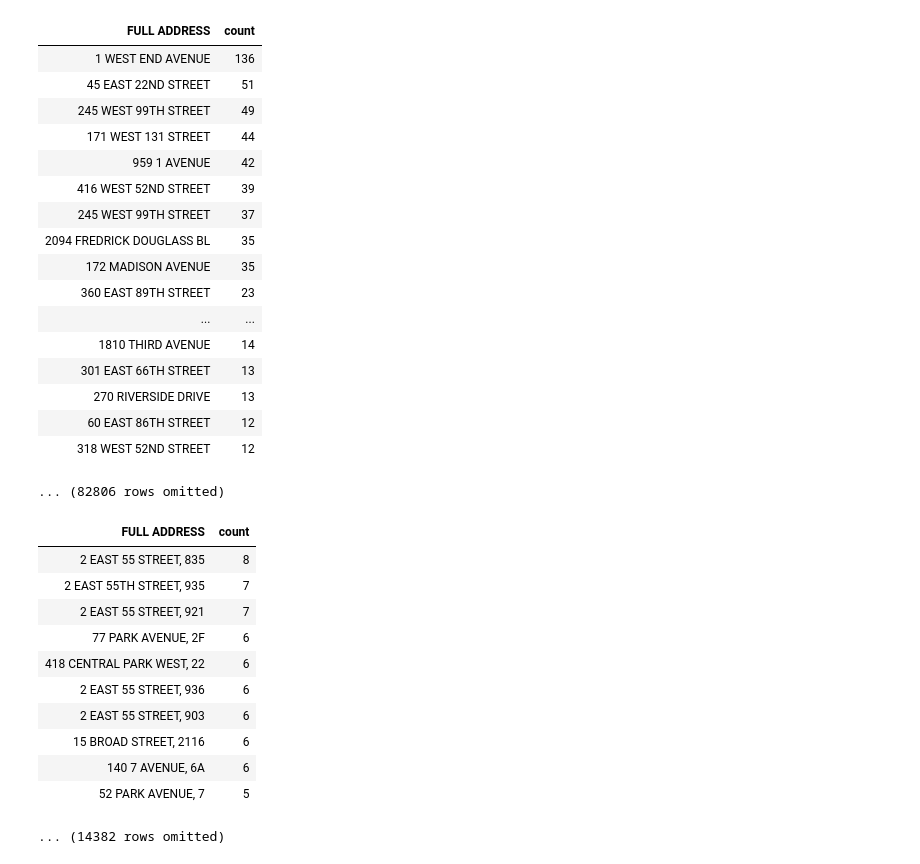
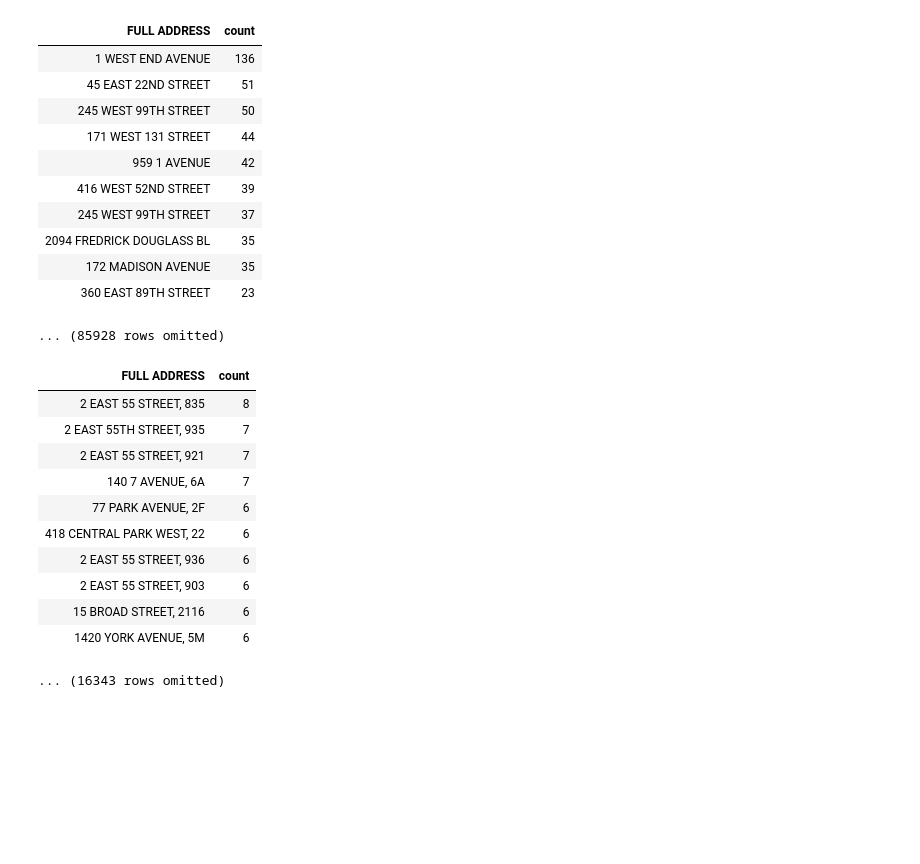
Before and after one commit to somya/nyc_apt_price_predictor, a Jupyter notebook: 02 Data Clean up.ipynb, the cells around one changed output. Cells and saved outputs as stored; diff of their text form; code cells hidden in the pictures; blank space fills up the shorter version.

```diff
--- a/02 Data Clean up.ipynb
+++ b/02 Data Clean up.ipynb
@@ -19,7 +19,24 @@ csv_directory = "data/csv/"
 
 all_sales_data = Table.read_table(csv_directory+'manhattan.csv', low_memory=False)
 # %%
-# remove and sales less than $100 they are strange
+# remove and sales less than $10,000 they are likely to be a property transfer rather than an actual sale
 
 
-all_sales_data = all_sales_data.where('SALE PRICE', are.above(100000))
+all_sales_data = all_sales_data.where('SALE PRICE', are.above(10000))
+# %%
+# Declare column names to allow for auto completion :)
+
+COL_SALE_DATE = 'SALE DATE'
+# %%
+# Converr sale date from a string to datetime type
+
+dates = [ datetime.strptime(d, '%Y-%m-%d') for d in all_sales_data.column(COL_SALE_DATE) ]
+
+# Drop string sale date column
+all_sales_data = all_sales_data.drop(COL_SALE_DATE)
+# Add the sales as type datetime
+all_sales_data = all_sales_data.with_column(COL_SALE_DATE, dates)
+# Move sale date to the first column
+all_sales_data = all_sales_data.move_to_start(COL_SALE_DATE)
+
+all_sales_data
@@ -127,14 +159,14 @@ condos.sample(10)
 # %%
 # Let's find condos with multiple sales
 
-condos.group('FULL ADDRESS').sort(1, descending=True).show(30)
+condos.group('FULL ADDRESS').sort(1, descending=True)
 
 # Looks like Apt numbers are missing for most of the top sales. let's ignore anything without an apt number.
 # %% [output]
 | FULL ADDRESS | count |
 | 1 WEST END AVENUE | 136 |
 | 45 EAST 22ND STREET | 51 |
-| 245 WEST 99TH STREET | 49 |
+| 245 WEST 99TH STREET | 50 |
 | 171 WEST 131 STREET | 44 |
 | 959 1 AVENUE | 42 |
 | 416 WEST 52ND STREET | 39 |
@@ -142,31 +174,25 @@ condos.group('FULL ADDRESS').sort(1, descending=True).show(30)
 | 2094 FREDRICK DOUGLASS BL | 35 |
 | 172 MADISON AVENUE | 35 |
 | 360 EAST 89TH STREET | 23 |
-| ... | ... |
-| 1810 THIRD AVENUE | 14 |
-| 301 EAST 66TH STREET | 13 |
-| 270 RIVERSIDE DRIVE | 13 |
-| 60 EAST 86TH STREET | 12 |
-| 318 WEST 52ND STREET | 12 |
-... (82806 rows omitted)
+... (85928 rows omitted)
 # %%
 # Find condos with apt numbers i.e. clean data, then find those with more that 1 sale record.
 
 multi_sale_condos = condos.where('FULL ADDRESS', are.containing(',')).group('FULL ADDRESS').sort(1, descending=True).where('count', are.above(1))
 multi_sale_condos
 
-#ahh much better, fewer sales but still roughly 15K records
+#ahh much better, fewer sales but still roughly 15K records enough to proceed
 # %% [output]
 | FULL ADDRESS | count |
 | 2 EAST 55 STREET, 835 | 8 |
 | 2 EAST 55TH STREET, 935 | 7 |
 | 2 EAST 55 STREET, 921 | 7 |
+| 140 7 AVENUE, 6A | 7 |
 | 77 PARK AVENUE, 2F | 6 |
 | 418 CENTRAL PARK WEST, 22 | 6 |
 | 2 EAST 55 STREET, 936 | 6 |
 | 2 EAST 55 STREET, 903 | 6 |
 | 15 BROAD STREET, 2116 | 6 |
-| 140 7 AVENUE, 6A | 6 |
-| 52 PARK AVENUE, 7 | 5 |
+| 1420 YORK AVENUE, 5M | 6 |
-... (14382 rows omitted)
+... (16343 rows omitted)
 # %%
```
Also changed, not shown: parts of 25 cells of this notebook, 4 other files.
